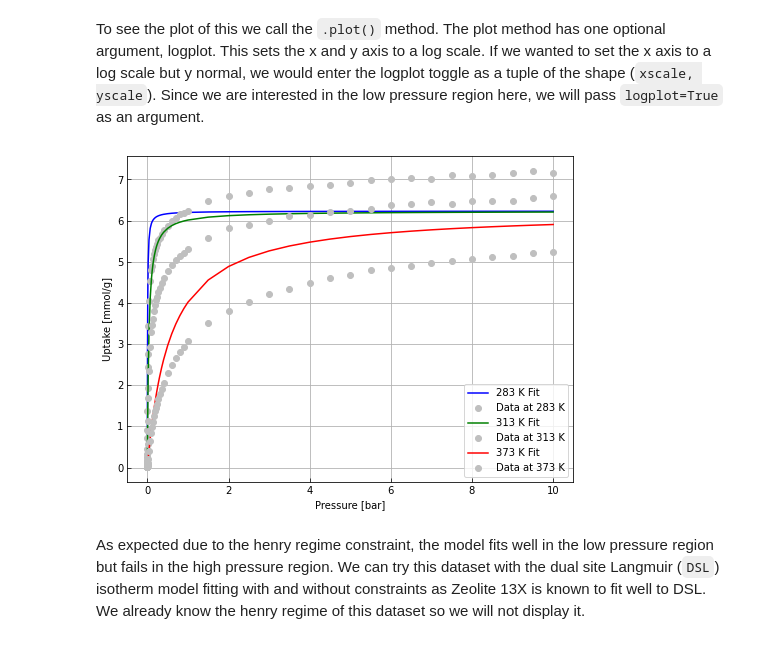
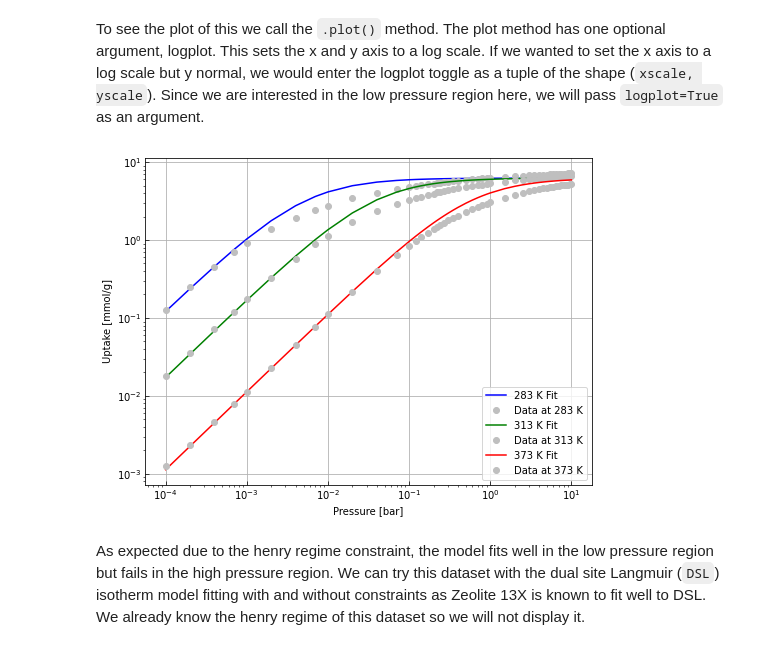
Before and after one commit to dominikpantak/pyIsoFit, a Jupyter notebook: demo/pyIsofit_demo.ipynb, the cells around one changed output. Drawn from its saved outputs; the diff is of its cells as text; code cells hidden in the pictures.

```diff
--- a/demo/pyIsofit_demo.ipynb
+++ b/demo/pyIsofit_demo.ipynb
@@ -132,9 +148,9 @@ test.fit(cond=True, show_hen=True)
 # %% [markdown]
 To see the plot of this we call the `.plot()` method. The plot method has one optional argument, logplot. This sets the x and y axis to a log scale. If we wanted to set the x axis to a log scale but y normal, we would enter the logplot toggle as a tuple of the shape (`xscale, yscale`). Since we are interested in the low pressure region here, we will pass `logplot=True` as an argument.
 # %%
-test.plot(logplot=False)
+test.plot(logplot=True)
 # %% [output]
-[figure, old version]
+[figure, new version]
 # %% [markdown]
 As expected due to the henry regime constraint, the model fits well in the low pressure region but fails in the high pressure region. We can try this dataset with the dual site Langmuir (`DSL`) isotherm model fitting with and without constraints as Zeolite 13X is known to fit well to DSL. We already know the henry regime of this dataset so we will not display it.
 # %%
```
Also changed, not shown: parts of 13 cells of this notebook, 6 other files.
